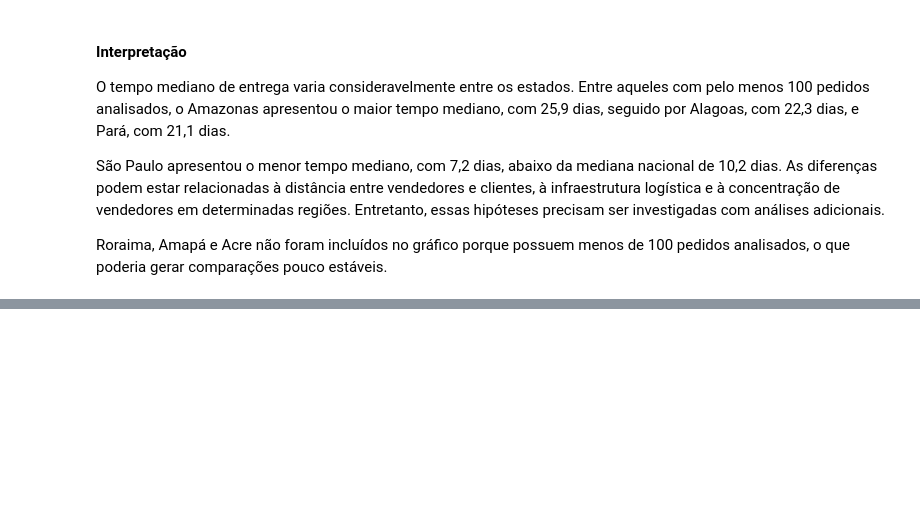
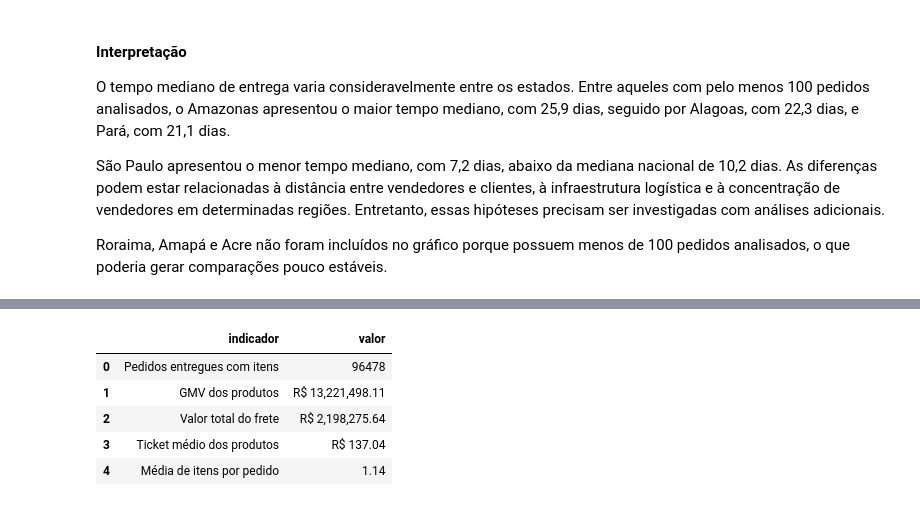
Before and after one commit to AliceGuerreiro/analise-vendas-ecommerce, a Jupyter notebook: notebooks/01_exploracao_inicial.ipynb, the cells around one changed output, grey strips where cells are left out. Saved outputs shown, nothing was run; the diff lists cells and outputs as text; code cells hidden in the pictures; blank space fills up the shorter version.

```diff
--- a/notebooks/01_exploracao_inicial.ipynb
+++ b/notebooks/01_exploracao_inicial.ipynb
@@ -732,0 +739,46 @@ Roraima, Amapá e Acre não foram incluídos no gráfico porque possuem menos de
+# %%
+itens_entregues = (
+    itens_pedido
+    .merge(
+        pedidos[
+            ["order_id", "order_status", "order_purchase_timestamp"]
+        ],
+        on="order_id",
+        how="left",
+        validate="many_to_one"
+    )
+    .query("order_status == 'delivered'")
+    .copy()
+)
+
+gmv_total = itens_entregues["price"].sum()
+frete_total = itens_entregues["freight_value"].sum()
+quantidade_pedidos = itens_entregues["order_id"].nunique()
+ticket_medio = gmv_total / quantidade_pedidos
+media_itens_pedido = len(itens_entregues) / quantidade_pedidos
+
+resumo_financeiro = pd.DataFrame({
+    "indicador": [
+        "Pedidos entregues com itens",
+        "GMV dos produtos",
+        "Valor total do frete",
+        "Ticket médio dos produtos",
+        "Média de itens por pedido"
+    ],
+    "valor": [
+        quantidade_pedidos,
+        f"R$ {gmv_total:,.2f}",
+        f"R$ {frete_total:,.2f}",
+        f"R$ {ticket_medio:,.2f}",
+        f"{media_itens_pedido:.2f}"
+    ]
+})
+
+resumo_financeiro
+# %% [output]
+|  | indicador | valor |
+| 0 | Pedidos entregues com itens | 96478 |
+| 1 | GMV dos produtos | R$ 13,221,498.11 |
+| 2 | Valor total do frete | R$ 2,198,275.64 |
+| 3 | Ticket médio dos produtos | R$ 137.04 |
+| 4 | Média de itens por pedido | 1.14 |
```
Also changed, not shown: parts of 6 cells of this notebook.
